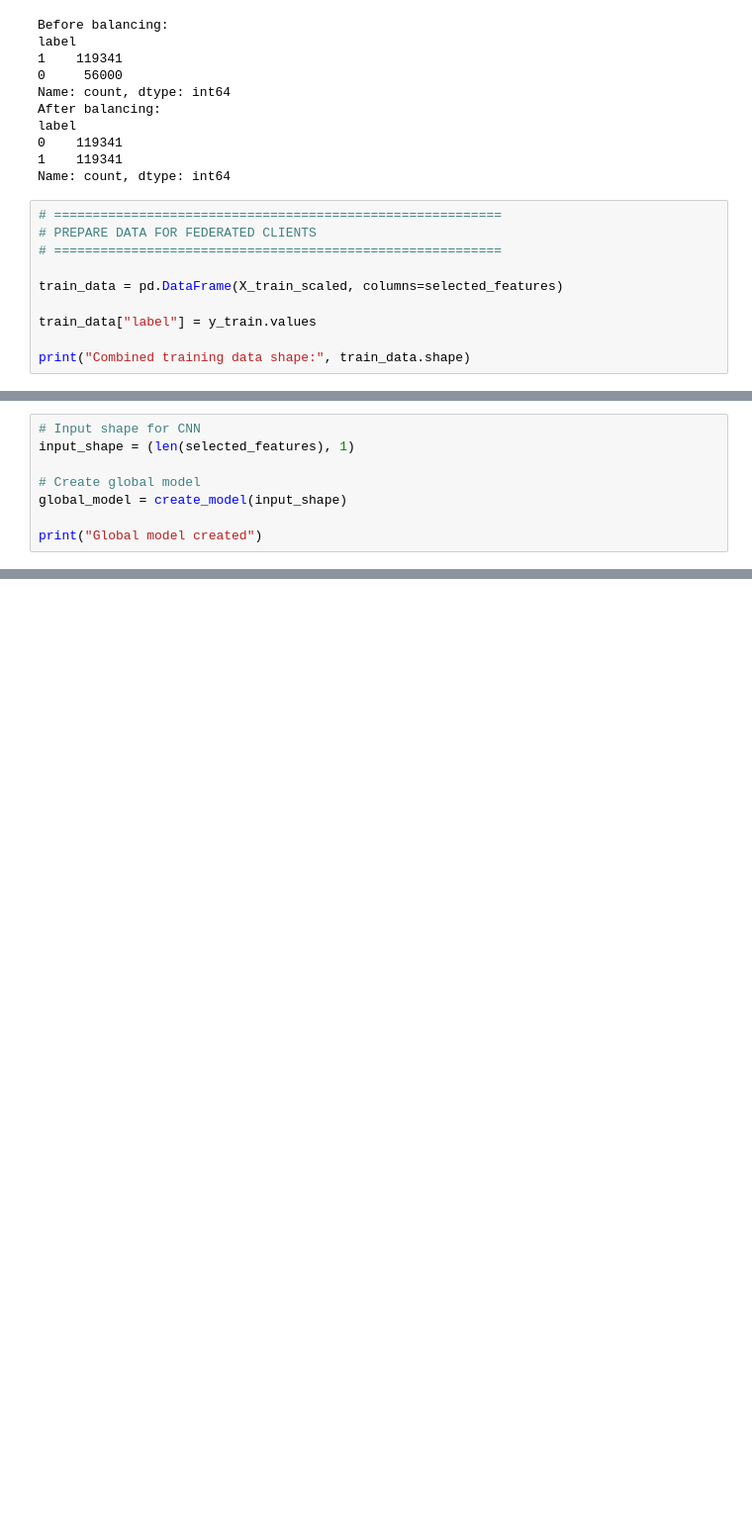
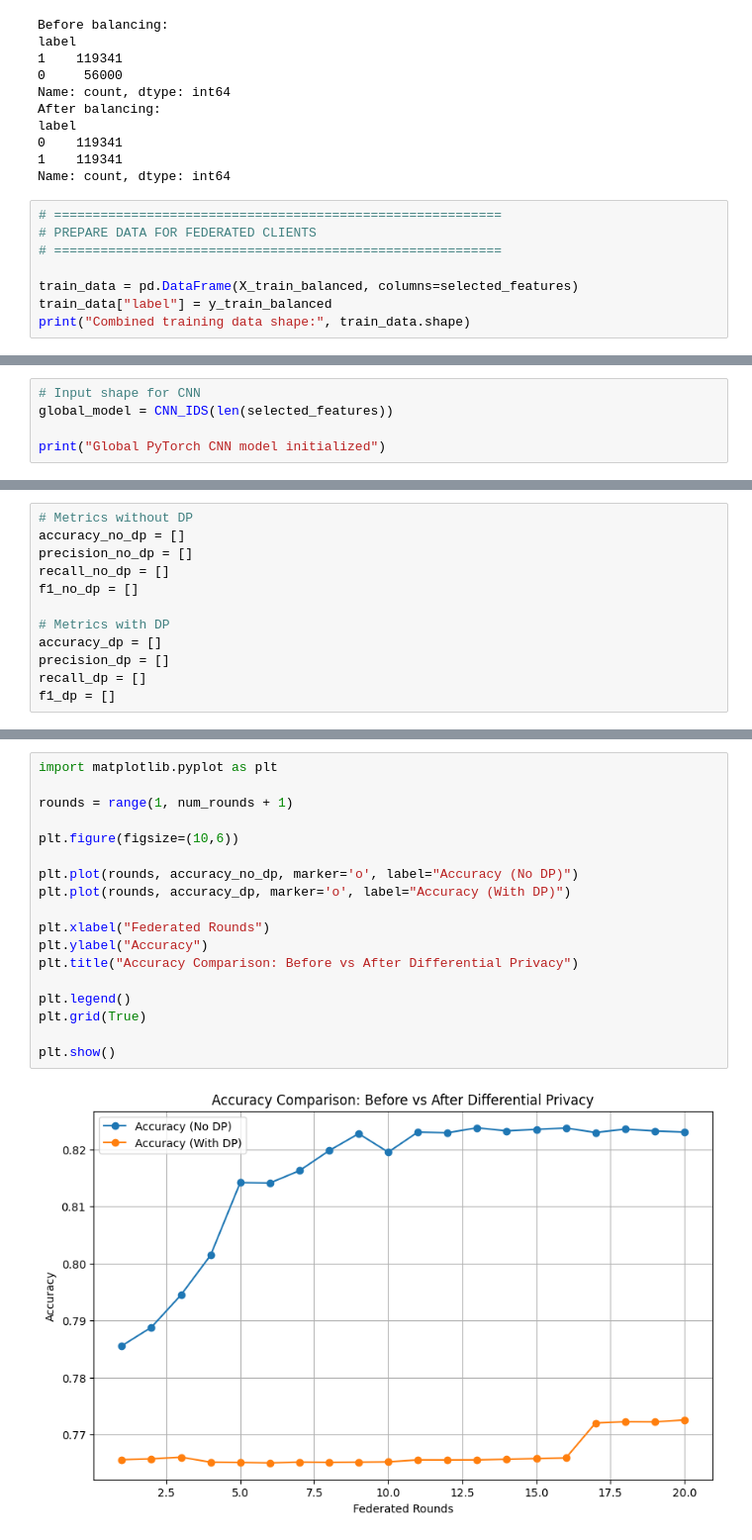
Before and after one commit to SanjnaGujral5/fl_based_intrusion_detection_system, a Jupyter notebook: FL_IDS.ipynb, the cells around one changed output, grey strips where cells are left out. Shown at 99% size. Drawn from its saved outputs; the diff is of its cells as text; blank space fills up the shorter version.

```diff
--- a/FL_IDS.ipynb
+++ b/FL_IDS.ipynb
@@ -256,9 +256,7 @@ Name: count, dtype: int64
 # PREPARE DATA FOR FEDERATED CLIENTS
 # ==========================================================
 
-train_data = pd.DataFrame(X_train_scaled, columns=selected_features)
-
-train_data["label"] = y_train.values
-
+train_data = pd.DataFrame(X_train_balanced, columns=selected_features)
+train_data["label"] = y_train_balanced
 print("Combined training data shape:", train_data.shape)
 # %% [output]
@@ -355,9 +408,6 @@ def create_model(input_shape):
 # %%
 # Input shape for CNN
-input_shape = (len(selected_features), 1)
+global_model = CNN_IDS(len(selected_features))
 
-# Create global model
-global_model = create_model(input_shape)
-
-print("Global model created")
+print("Global PyTorch CNN model initialized")
 # %% [output]
@@ -448,0 +594,12 @@ Training client_2
+# %%
+# Metrics without DP
+accuracy_no_dp = []
+precision_no_dp = []
+recall_no_dp = []
+f1_no_dp = []
+
+# Metrics with DP
+accuracy_dp = []
+precision_dp = []
+recall_dp = []
+f1_dp = []
@@ -448,0 +790,20 @@ Training client_2
+# %%
+import matplotlib.pyplot as plt
+
+rounds = range(1, num_rounds + 1)
+
+plt.figure(figsize=(10,6))
+
+plt.plot(rounds, accuracy_no_dp, marker='o', label="Accuracy (No DP)")
+plt.plot(rounds, accuracy_dp, marker='o', label="Accuracy (With DP)")
+
+plt.xlabel("Federated Rounds")
+plt.ylabel("Accuracy")
+plt.title("Accuracy Comparison: Before vs After Differential Privacy")
+
+plt.legend()
+plt.grid(True)
+
+plt.show()
+# %% [output]
+[figure, added]
```
Also changed, not shown: parts of 27 cells of this notebook.
